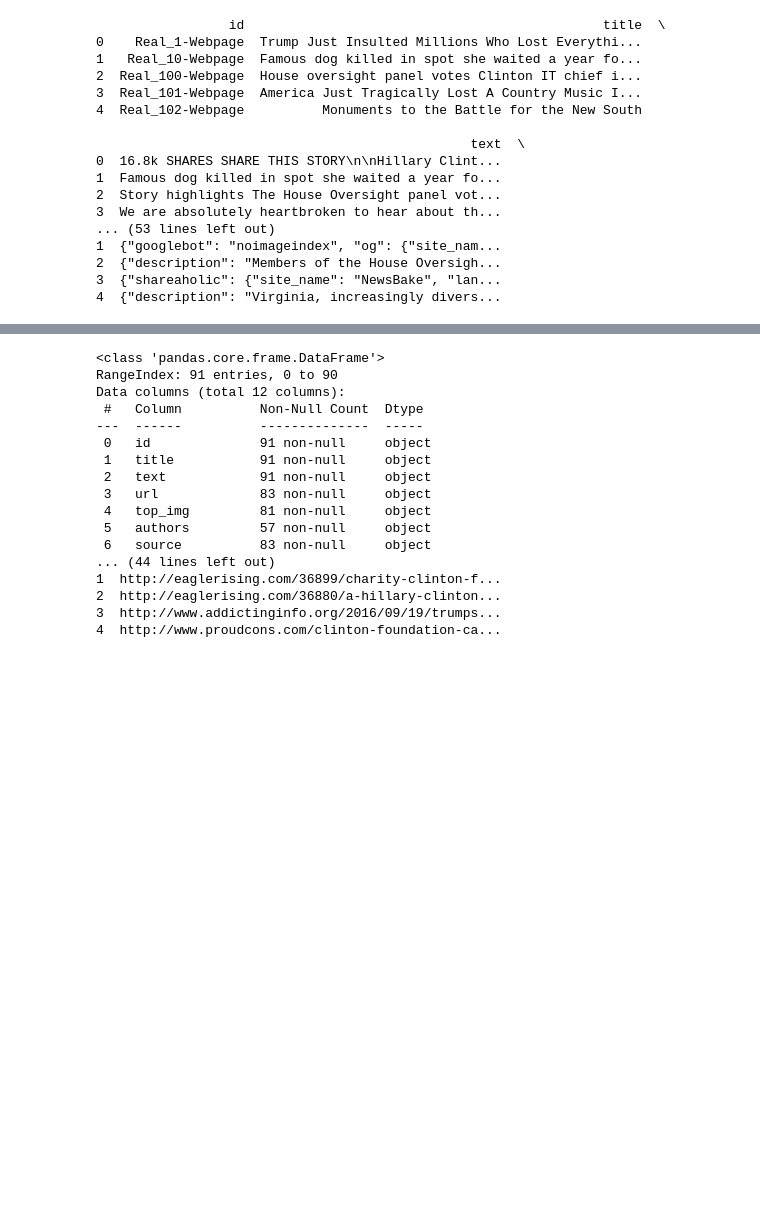
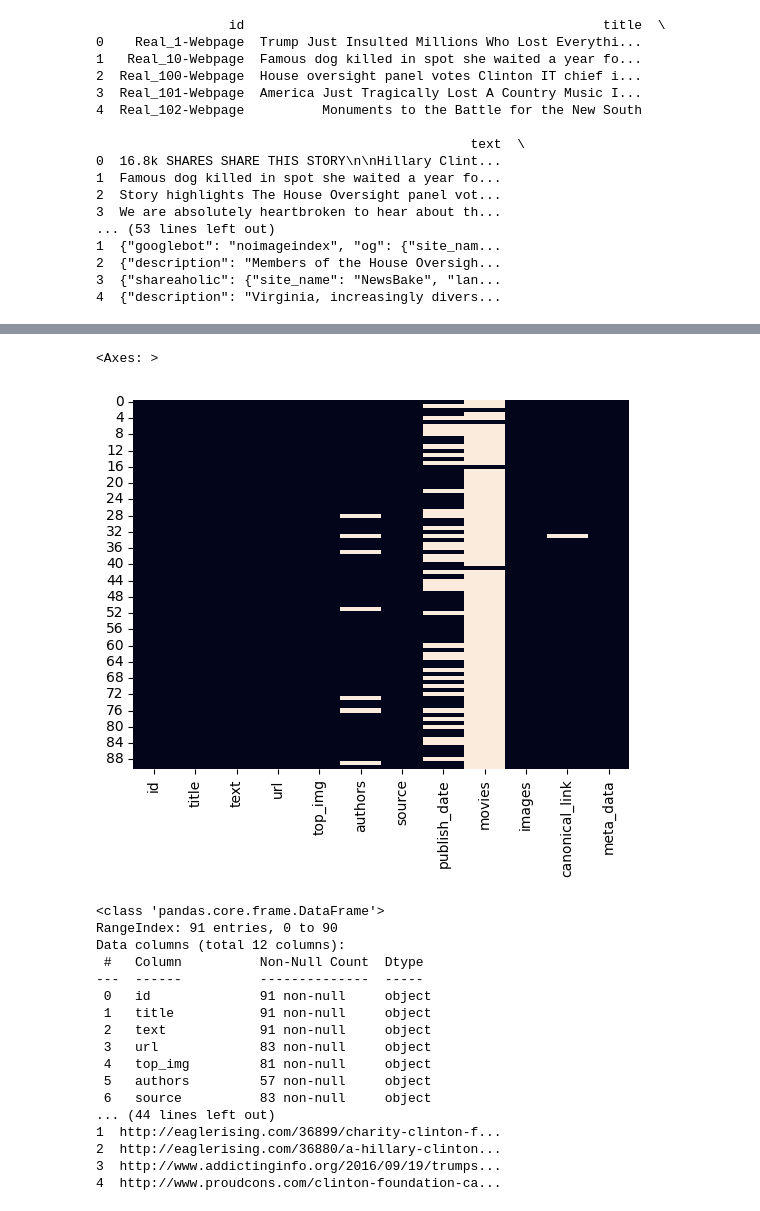
Before and after one commit to bjduva456/cs350_fake_news_project, a Jupyter notebook: data_cleaning.ipynb, the cells around one changed output, grey strips where cells are left out. Saved outputs shown, nothing was run; the diff lists cells and outputs as text; code cells hidden in the pictures; blank space fills up the shorter version.

```diff
--- a/data_cleaning.ipynb
+++ b/data_cleaning.ipynb
@@ -126,3 +143,8 @@ print(politifact_real_news.head())
+# %%
+sns.heatmap(buzzfeed_real_news.isnull(), cbar=False)
+# %% [output]
+<Axes: >
+[figure, added]
 # %%
 # Getting the column information
 print(buzzfeed_fake_news.info())
```
Also changed, not shown: parts of 4 cells of this notebook.
